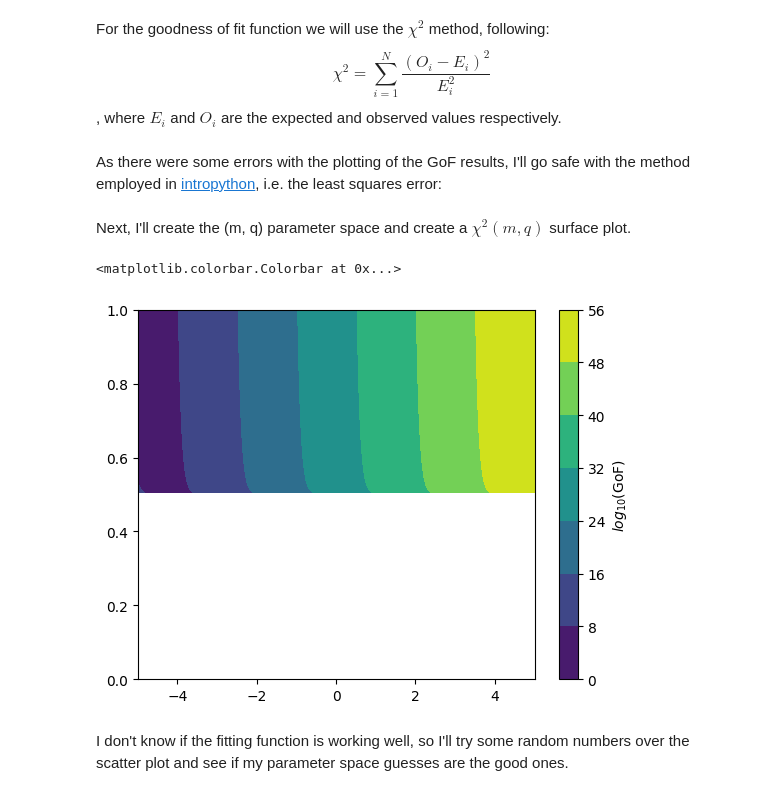
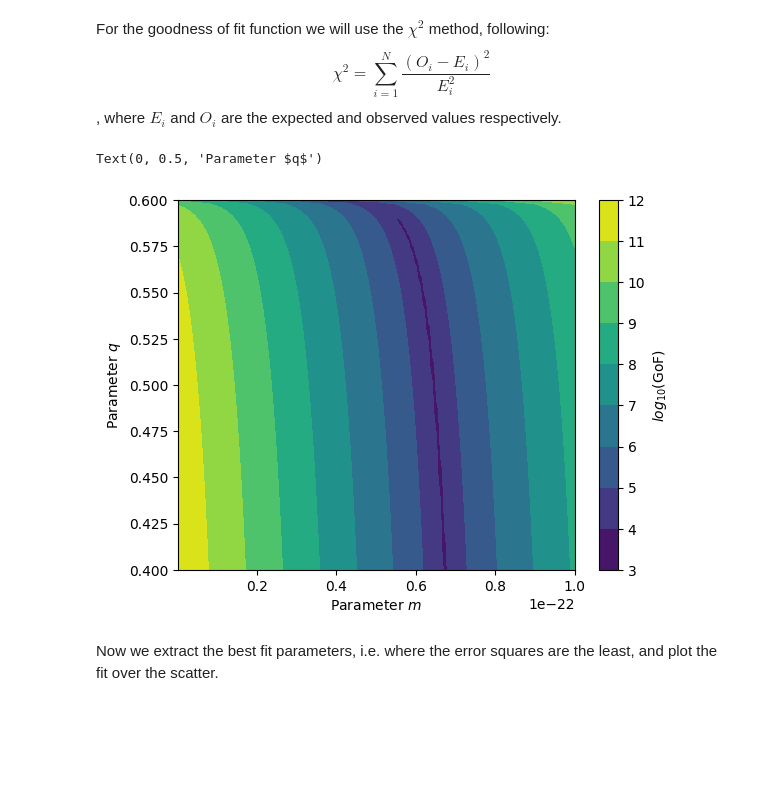
Before and after one commit to joanalnu/OAB-INAF, a Jupyter notebook: Epeak_Eiso_correlation.ipynb, the cells around one changed output. Saved outputs shown, nothing was run; the diff lists cells and outputs as text; code cells hidden in the pictures; blank space fills up the shorter version.

Commit message:
obtain best fit parameters and fit function using keV Epeak

```diff
--- a/Epeak_Eiso_correlation.ipynb
+++ b/Epeak_Eiso_correlation.ipynb
@@ -65,7 +65,7 @@ For the goodness of fit function we will use the $\chi^2$ method, following:
 $$\chi^2 = \sum_{i=1} ^N \frac{\left(O_i - E_i \right)^2}{E_i^2}$$,
 where $E_i$ and $O_i$ are the expected and observed values respectively.
 # %%
-def Gof(m,q,x=df['Eiso'], y=df['Epeak']): #TODO: for the moment, this GoF function does not take the errors into account
+def Gof(m,q,x=Eiso, y=Epeak): #TODO: for the moment, this GoF function does not take the errors into account
     """
     Goodness of fit following the chi-squared formula
     :param m: normalization factor of power-law
@@ -82,5 +82,3 @@ def Gof(m,q,x=df['Eiso'], y=df['Epeak']): #TODO: for the moment, this GoF functi
         chi_squared.append(val)
 
     return np.sum(chi_squared)
-# %% [markdown]
-As there were some errors with the plotting of the GoF results, I'll go safe with the method employed in [intropython](https://github.com/omsharansalafia/intropython/blob/main/notes/05_ModelFitting.ipynb), i.e. the least squares error:
@@ -101,21 +85,20 @@ def GoF(m, q, x=df['Eiso'], y=df['Epeak']):
-# %% [markdown]
-Next, I'll create the (m, q) parameter space and create a $\chi^2(m, q)$ surface plot.
 # %%
-m = np.linspace(-5., 5., 100)
-q = np.linspace(0., 1., 100) # if this is the slope of the power-law, it must be positive
+m = np.linspace(10**(-22), 10**(-25), 100) #from the previous scatter plots (passing the keV data to the GoF function), we can infer that the y-axis cut is arround 10 for x=10**9, meaning that the normalization factor should be around 10**-22 and 10**-25
+q = np.linspace(0.4, 0.6, 100) # if this is the slope of the power-law, it must be positive
 
 G = np.zeros([len(m), len(q)])
 for i in range(len(m)):
     for j in range(len(q)):
-        G[i][j] = Gof(m[i], q[j])
+        G[i][j] = Gof(m[i], q[j], x=Eiso, y=df['Epeak'])
 
 fig = plt.figure()
 plt.contourf(m,q,np.log10(G))
-#plt.contourf(m, q, np.log10(np.abs(G))) #absolute values #TODO: this is surely not how its done
 plt.colorbar(label=r'$log_{10}(\text{GoF})$')
+plt.xlabel(r'Parameter $m$')
+plt.ylabel(r'Parameter $q$')
 # %% [output]
-<matplotlib.colorbar.Colorbar at 0x...>
+Text(0, 0.5, 'Parameter $q$')
-[figure, old version]
+[figure, new version]
-# %% [markdown]
-I don't know if the fitting function is working well, so I'll try some random numbers over the scatter plot and see if my parameter space guesses are the good ones.
+# %% [markdown]
+Now we extract the best fit parameters, i.e. where the error squares are the least, and plot the fit over the scatter.
 # %%
```
Also changed, not shown: parts of 2 cells of this notebook.
